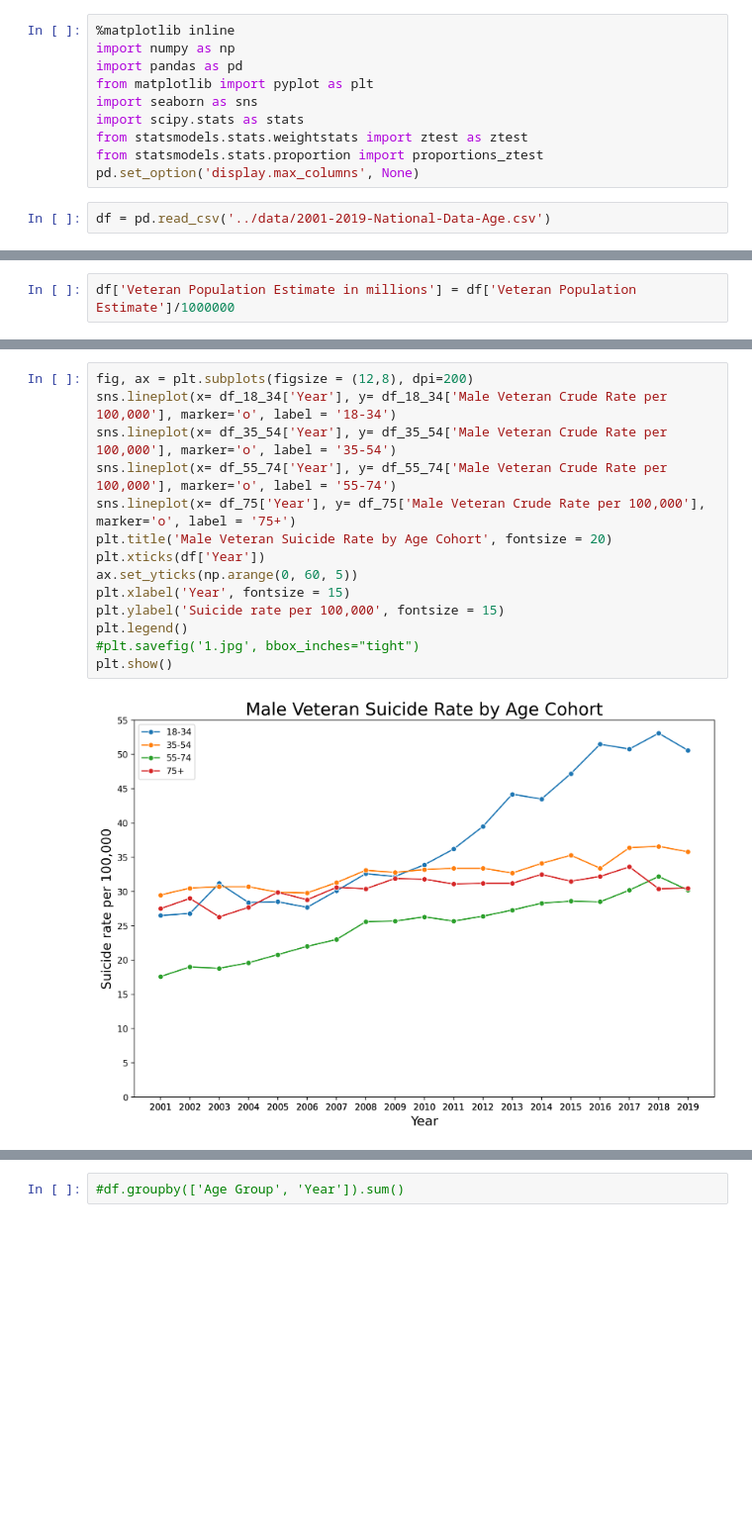
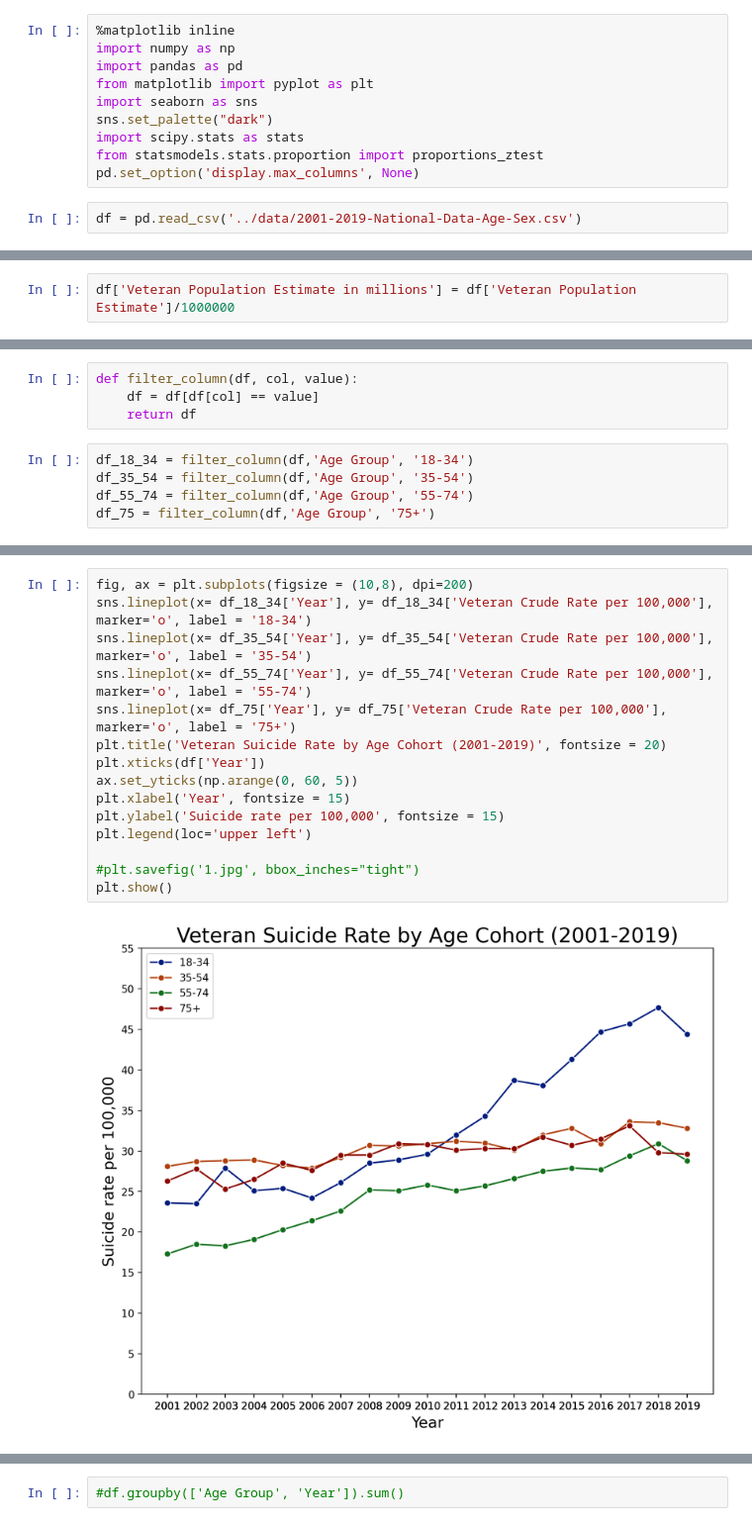
Before and after one commit to chsshong/final-capstone, a Jupyter notebook: notebook/VA Suicide by age.ipynb, the cells around one changed output, grey strips where cells are left out. Shown: that part at 99% size. Drawn from its saved outputs; the diff is of its cells as text; blank space fills up the shorter version.

```diff
--- a/notebook/VA Suicide by age.ipynb
+++ b/notebook/VA Suicide by age.ipynb
@@ -4,12 +4,12 @@ import numpy as np
 import pandas as pd
 from matplotlib import pyplot as plt
 import seaborn as sns
+sns.set_palette("dark")
 import scipy.stats as stats
-from statsmodels.stats.weightstats import ztest as ztest
 from statsmodels.stats.proportion import proportions_ztest
 pd.set_option('display.max_columns', None)
 # %%
-df = pd.read_csv('../data/2001-2019-National-Data-Age.csv')
+df = pd.read_csv('../data/2001-2019-National-Data-Age-Sex.csv')
 # %%
 df.info()
 # %% [output]
@@ -72,3 +89,12 @@ df_75 = df[df['Age Group'] == '75+']
+# %%
+def filter_column(df, col, value):
+    df = df[df[col] == value]
+    return df
+# %%
+df_18_34 = filter_column(df,'Age Group', '18-34')
+df_35_54 = filter_column(df,'Age Group', '35-54')
+df_55_74 = filter_column(df,'Age Group', '55-74')
+df_75 = filter_column(df,'Age Group', '75+')
 # %%
 fig, ax = plt.subplots(figsize = (10,8), dpi=200)
 sns.lineplot(x= df_18_34['Year'], y= df_18_34['Veteran Population Estimate in millions'], marker='o', label = '18-34')
@@ -106,19 +132,20 @@ fig.tight_layout()
 # %%
-fig, ax = plt.subplots(figsize = (12,8), dpi=200)
-sns.lineplot(x= df_18_34['Year'], y= df_18_34['Male Veteran Crude Rate per 100,000'], marker='o', label = '18-34')
-sns.lineplot(x= df_35_54['Year'], y= df_35_54['Male Veteran Crude Rate per 100,000'], marker='o', label = '35-54')
-sns.lineplot(x= df_55_74['Year'], y= df_55_74['Male Veteran Crude Rate per 100,000'], marker='o', label = '55-74')
-sns.lineplot(x= df_75['Year'], y= df_75['Male Veteran Crude Rate per 100,000'], marker='o', label = '75+')
-plt.title('Male Veteran Suicide Rate by Age Cohort', fontsize = 20)
+fig, ax = plt.subplots(figsize = (10,8), dpi=200)
+sns.lineplot(x= df_18_34['Year'], y= df_18_34['Veteran Crude Rate per 100,000'], marker='o', label = '18-34')
+sns.lineplot(x= df_35_54['Year'], y= df_35_54['Veteran Crude Rate per 100,000'], marker='o', label = '35-54')
+sns.lineplot(x= df_55_74['Year'], y= df_55_74['Veteran Crude Rate per 100,000'], marker='o', label = '55-74')
+sns.lineplot(x= df_75['Year'], y= df_75['Veteran Crude Rate per 100,000'], marker='o', label = '75+')
+plt.title('Veteran Suicide Rate by Age Cohort (2001-2019)', fontsize = 20)
 plt.xticks(df['Year'])
 ax.set_yticks(np.arange(0, 60, 5))
 plt.xlabel('Year', fontsize = 15)
 plt.ylabel('Suicide rate per 100,000', fontsize = 15)
-plt.legend()
+plt.legend(loc='upper left')
+
 #plt.savefig('1.jpg', bbox_inches="tight")
 plt.show()
 # %% [output]
-[figure, old version]
+[figure, new version]
 # %%
 fig, ax = plt.subplots(figsize = (12,10))
 sns.lineplot(x= df_18_34['Year'], y= df_18_34['Male Veteran Crude Rate per 100,000'], marker='o', label = '18-34')
```
Also changed, not shown: parts of 24 cells of this notebook, 6 other files.
